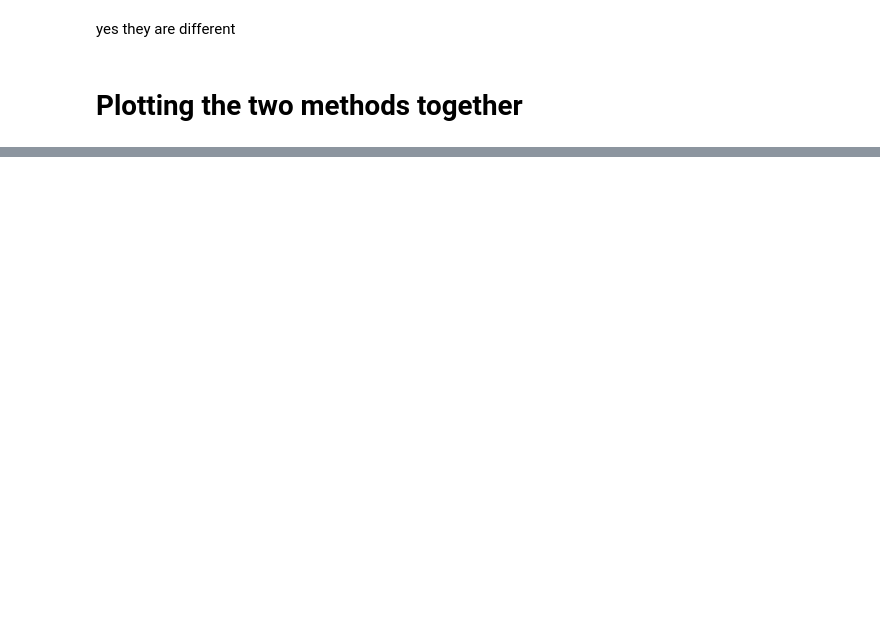
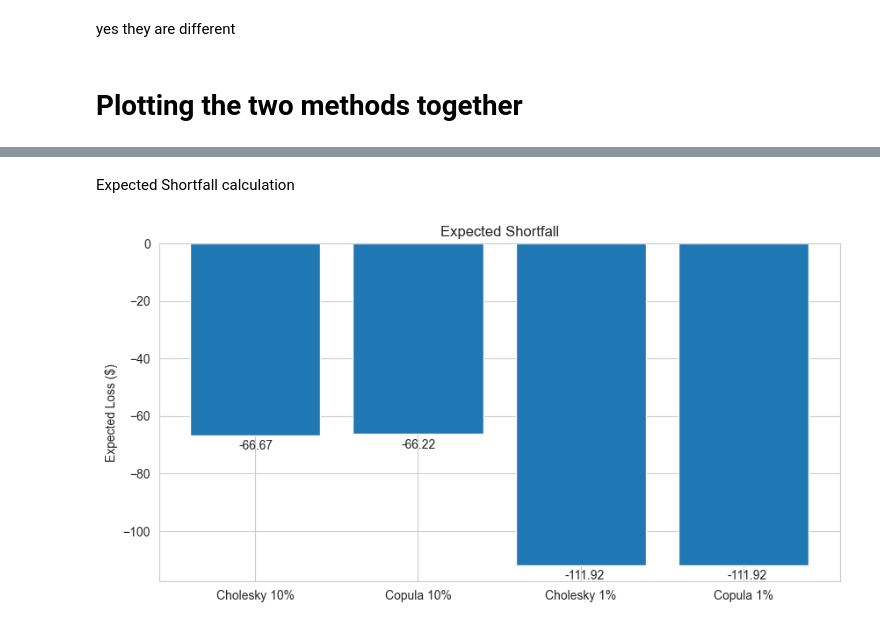
Before and after one commit to kaiwenShen/Credit_Risk, a Jupyter notebook: Credit_Risk.ipynb, the cells around one changed output, grey strips where cells are left out. Saved outputs shown, nothing was run; the diff lists cells and outputs as text; code cells hidden in the pictures; blank space fills up the shorter version.

```diff
--- a/Credit_Risk.ipynb
+++ b/Credit_Risk.ipynb
@@ -281 +289,20 @@ plt.show()
+# %% [markdown]
+Expected Shortfall calculation
+# %%
+ES = [
+    np.mean(Pnl_multivariate_Gaussian[Pnl_multivariate_Gaussian <= np.percentile(Pnl_multivariate_Gaussian, 0.1)]),
+    np.mean(PnL_copula[PnL_copula <= np.percentile(PnL_copula, 0.1)]),
+    np.mean(Pnl_multivariate_Gaussian[Pnl_multivariate_Gaussian <= np.percentile(Pnl_multivariate_Gaussian, 0.01)]),
+    np.mean(PnL_copula[PnL_copula <= np.percentile(PnL_copula, 0.01)]),
+]
+# plot bar plot for ES
+plt.figure(figsize=(10, 5))
+plt.bar(['Cholesky 10%', 'Copula 10%', 'Cholesky 1%', 'Copula 1%'], ES)
+plt.title('Expected Shortfall')
+for i, v in enumerate(ES):
+    plt.text(i - 0.1, v - 5, str(round(v, 2)))
+plt.ylabel('Expected Loss ($)')
+plt.show()
+# %% [output]
+[figure, added]
 # %%
```
Also changed, not shown: parts of 23 cells of this notebook.
